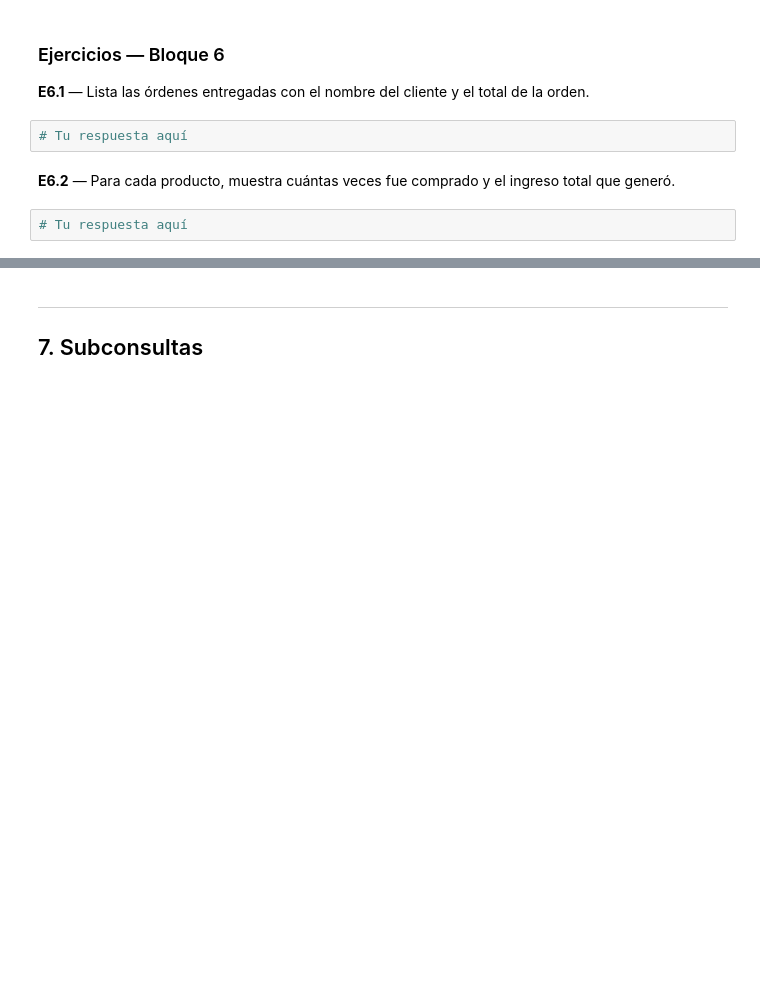
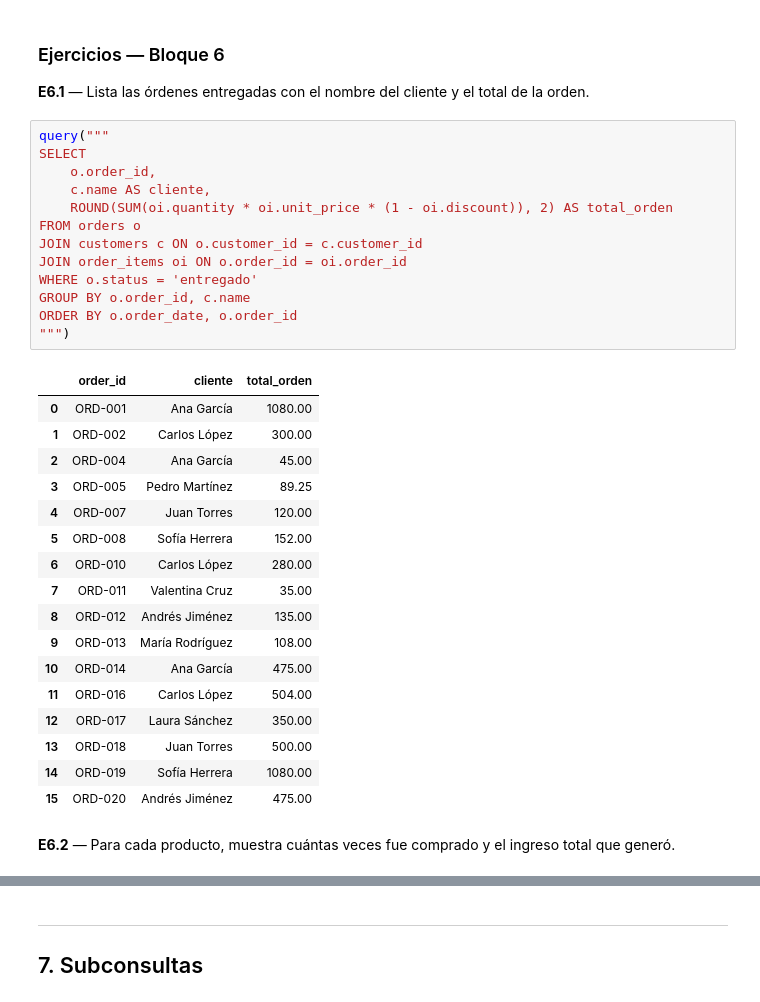
Before and after one commit to sacostaa1/almacenamiento_procesamiento_03_2026, a Jupyter notebook: Taller_a/subtaller_2/taller_sql.ipynb, the cells around one changed output, grey strips where cells are left out. Drawn from its saved outputs; the diff is of its cells as text; blank space fills up the shorter version.

```diff
--- a/Taller_a/subtaller_2/taller_sql.ipynb
+++ b/Taller_a/subtaller_2/taller_sql.ipynb
@@ -422,9 +635,36 @@ ORDER BY total_ordenes DESC
 ### Ejercicios — Bloque 6
 
 **E6.1** — Lista las órdenes entregadas con el nombre del cliente y el total de la orden.
-# %%
-# Tu respuesta aquí
+# %%
+query("""
+SELECT
+    o.order_id,
+    c.name AS cliente,
+    ROUND(SUM(oi.quantity * oi.unit_price * (1 - oi.discount)), 2) AS total_orden
+FROM orders o
+JOIN customers c ON o.customer_id = c.customer_id
+JOIN order_items oi ON o.order_id = oi.order_id
+WHERE o.status = 'entregado'
+GROUP BY o.order_id, c.name
+ORDER BY o.order_date, o.order_id
+""")
+# %% [output]
+|  | order_id | cliente | total_orden |
+| 0 | ORD-001 | Ana García | 1080.00 |
+| 1 | ORD-002 | Carlos López | 300.00 |
+| 2 | ORD-004 | Ana García | 45.00 |
+| 3 | ORD-005 | Pedro Martínez | 89.25 |
+| 4 | ORD-007 | Juan Torres | 120.00 |
+| 5 | ORD-008 | Sofía Herrera | 152.00 |
+| 6 | ORD-010 | Carlos López | 280.00 |
+| 7 | ORD-011 | Valentina Cruz | 35.00 |
+| 8 | ORD-012 | Andrés Jiménez | 135.00 |
+| 9 | ORD-013 | María Rodríguez | 108.00 |
+| 10 | ORD-014 | Ana García | 475.00 |
+| 11 | ORD-016 | Carlos López | 504.00 |
+| 12 | ORD-017 | Laura Sánchez | 350.00 |
+| 13 | ORD-018 | Juan Torres | 500.00 |
+| 14 | ORD-019 | Sofía Herrera | 1080.00 |
+| 15 | ORD-020 | Andrés Jiménez | 475.00 |
 # %% [markdown]
 **E6.2** — Para cada producto, muestra cuántas veces fue comprado y el ingreso total que generó.
-# %%
-# Tu respuesta aquí
```
Also changed, not shown: parts of 52 cells of this notebook, 7 other files.
